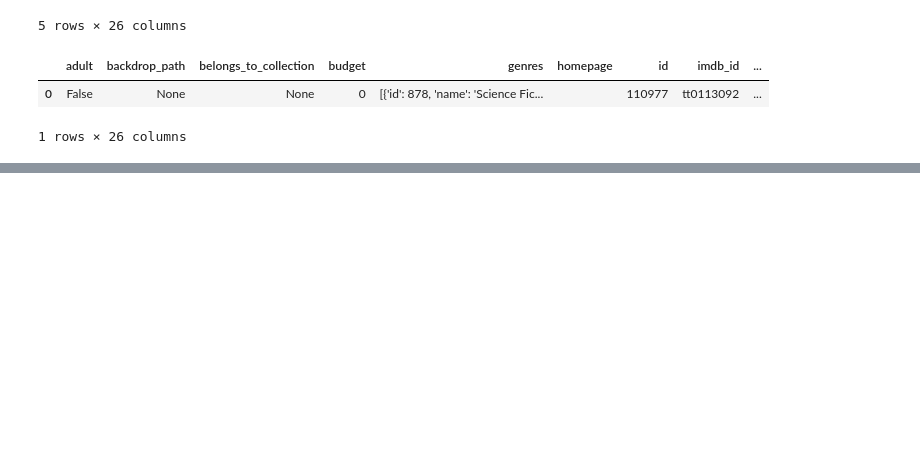
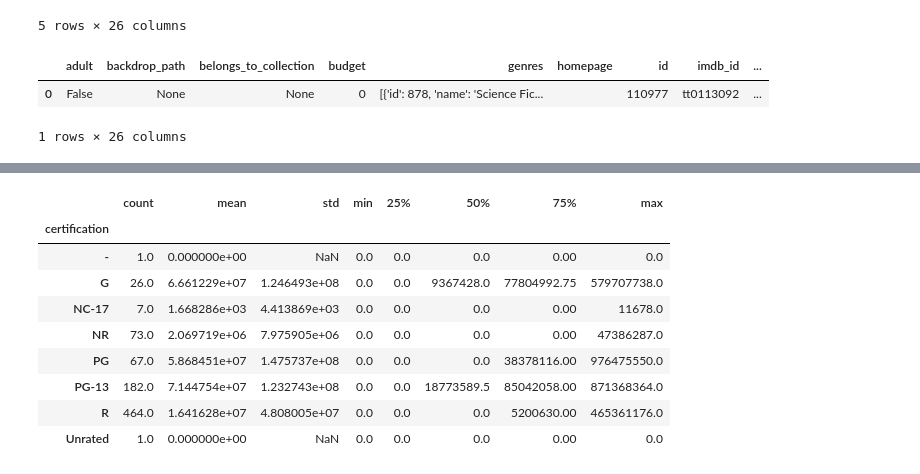
Before and after one commit to mkwak92/Project-3-IMDB, a Jupyter notebook: Project 3 Part 2.ipynb, the cells around one changed output, grey strips where cells are left out. Saved outputs shown, nothing was run; the diff lists cells and outputs as text; code cells hidden in the pictures; blank space fills up the shorter version.

```diff
--- a/Project 3 Part 2.ipynb
+++ b/Project 3 Part 2.ipynb
@@ -282,0 +459,13 @@ pd.DataFrame(results)
+# %%
+df_0001.groupby('certification')['revenue'].describe()
+# %% [output]
+|  | count | mean | std | min | 25% | 50% | 75% | max |
+| certification |  |  |  |  |  |  |  |  |
+| - | 1.0 | 0.000000e+00 | NaN | 0.0 | 0.0 | 0.0 | 0.00 | 0.0 |
+| G | 26.0 | 6.661229e+07 | 1.246493e+08 | 0.0 | 0.0 | 9367428.0 | 77804992.75 | 579707738.0 |
+| NC-17 | 7.0 | 1.668286e+03 | 4.413869e+03 | 0.0 | 0.0 | 0.0 | 0.00 | 11678.0 |
+| NR | 73.0 | 2.069719e+06 | 7.975905e+06 | 0.0 | 0.0 | 0.0 | 0.00 | 47386287.0 |
+| PG | 67.0 | 5.868451e+07 | 1.475737e+08 | 0.0 | 0.0 | 0.0 | 38378116.00 | 976475550.0 |
+| PG-13 | 182.0 | 7.144754e+07 | 1.232743e+08 | 0.0 | 0.0 | 18773589.5 | 85042058.00 | 871368364.0 |
+| R | 464.0 | 1.641628e+07 | 4.808005e+07 | 0.0 | 0.0 | 0.0 | 5200630.00 | 465361176.0 |
+| Unrated | 1.0 | 0.000000e+00 | NaN | 0.0 | 0.0 | 0.0 | 0.00 | 0.0 |
```
Also changed, not shown: parts of 21 cells of this notebook, 3 other files.
